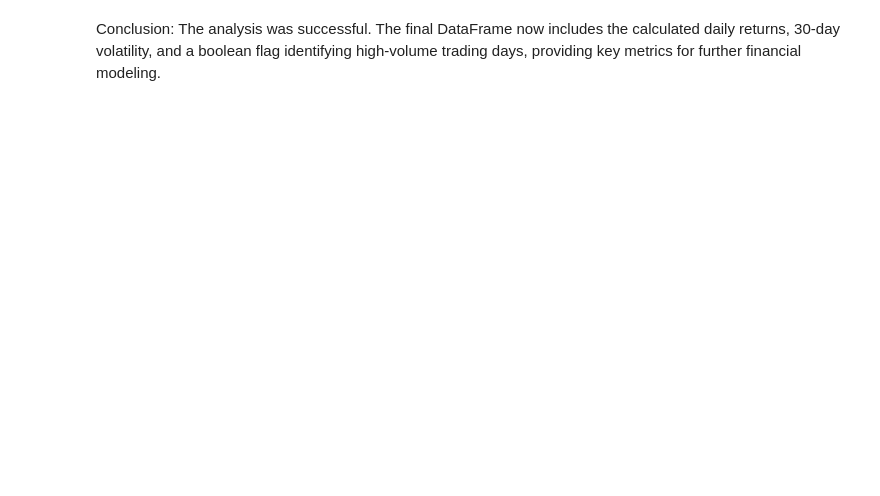
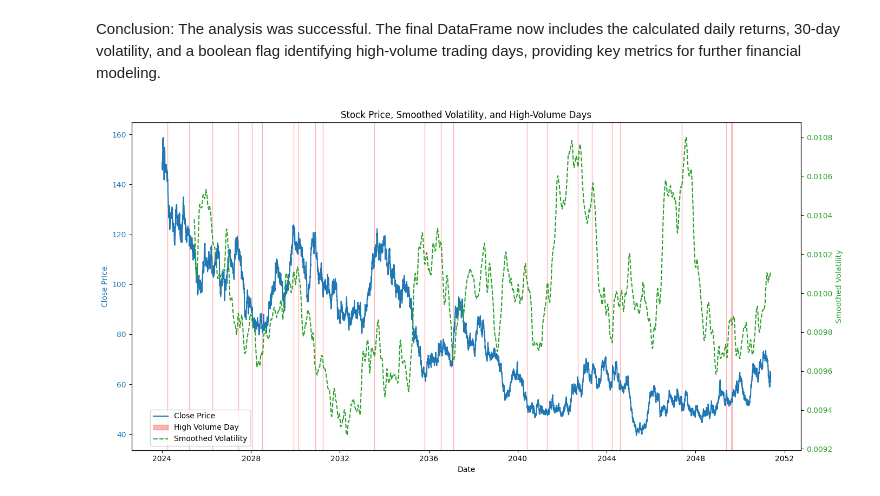
Before and after one commit to vlad-gby/ds_5_mini-projects, a Jupyter notebook: 01_fin_time-s_analysis/notebook.ipynb, the cells around one changed output. Saved outputs shown, nothing was run; the diff lists cells and outputs as text; code cells hidden in the pictures; blank space fills up the shorter version.

```diff
--- a/01_fin_time-s_analysis/notebook.ipynb
+++ b/01_fin_time-s_analysis/notebook.ipynb
@@ -53,6 +77,7 @@ Name: daily_return, dtype: float64
 Calculate the standard deviation of previous 30 days' returns, how volatile the price was. (first 29 entries can't have a value, as they don't have full 30 days that preceed them)
 # %%
 stock_data['30_day_volatility'] = stock_data['daily_return'].rolling(30).std()
-print(stock_data['30_day_volatility'].sample(10))
+stock_data['smoothed_volatility'] = stock_data['30_day_volatility'].rolling(500).mean()
+print(stock_data['smoothed_volatility'].tail(10))
 # %% [output]
 date
@@ -70,7 +95,7 @@ Name: 30_day_volatility, dtype: float64
 # %% [markdown]
 Define days with big stock volume
 # %%
-stock_data['is_high_volume'] = (stock_data['volume'] - stock_data['volume'].mean()) > stock_data['volume'].std() * 1.5
+stock_data['is_high_volume'] = (stock_data['volume'] - stock_data['volume'].mean()) > stock_data['volume'].std() * 3.5
 print('Volume records for high-volume days: ')
 print(stock_data.loc[stock_data['is_high_volume'], 'volume'])
 print('Mean volume is: ', stock_data['volume'].mean(), ' And max volume is: ', stock_data['volume'].max())
@@ -87,2 +120,35 @@ Mean volume is:  27523809.523809522  And max volume is:  35000000
 # %% [markdown]
 Conclusion: The analysis was successful. The final DataFrame now includes the calculated daily returns, 30-day volatility, and a boolean flag identifying high-volume trading days, providing key metrics for further financial modeling.
+# %%
+import matplotlib.pyplot as plt
+
+# Create a figure and a set of subplots
+fig, ax1 = plt.subplots(figsize=(14, 7))
+
+# Plot the closing price on the primary y-axis
+color = 'tab:blue'
+ax1.set_xlabel('Date')
+ax1.set_ylabel('Close Price', color=color)
+ax1.plot(stock_data.index, stock_data['close'], color=color, label='Close Price')
+ax1.tick_params(axis='y', labelcolor=color)
+
+# Create a second y-axis to plot the 30-day volatility
+ax2 = ax1.twinx()
+color = 'tab:green'
+ax2.set_ylabel('Smoothed Volatility', color=color)
+ax2.plot(stock_data.index, stock_data['smoothed_volatility'], color=color, linestyle='--', label='Smoothed Volatility')
+ax2.tick_params(axis='y', labelcolor=color)
+
+# Highlight high-volume days
+high_volume_dates = stock_data[stock_data['is_high_volume']].index
+for date in high_volume_dates:
+    ax1.axvspan(date, date, color='red', alpha=0.3, label='High Volume Day' if date == high_volume_dates[0] else "")
+
+# Add a title and legend
+plt.title('Stock Price, Smoothed Volatility, and High-Volume Days')
+fig.tight_layout()
+fig.legend(loc="upper left", bbox_to_anchor=(0.07,0.2))
+
+plt.show()
+# %% [output]
+[figure, added]
```
Also changed, not shown: parts of 6 cells of this notebook.
